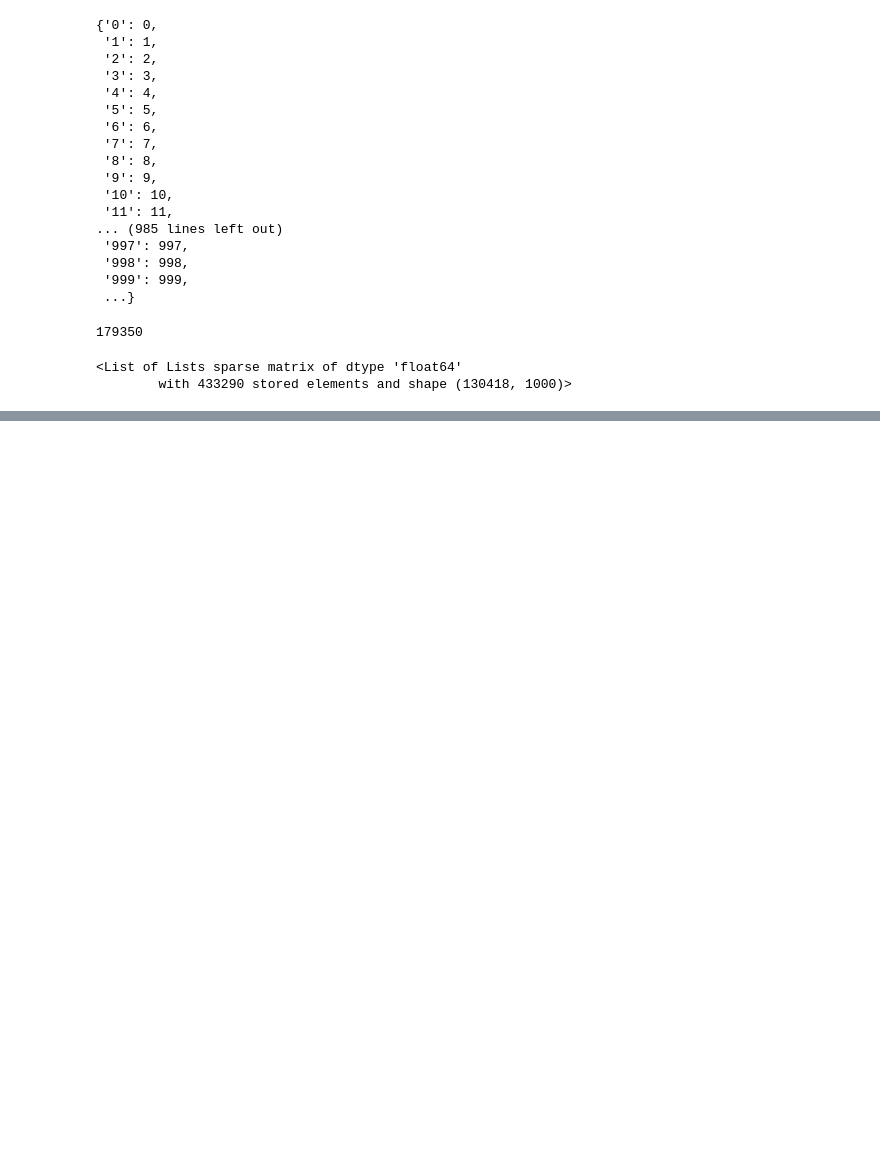
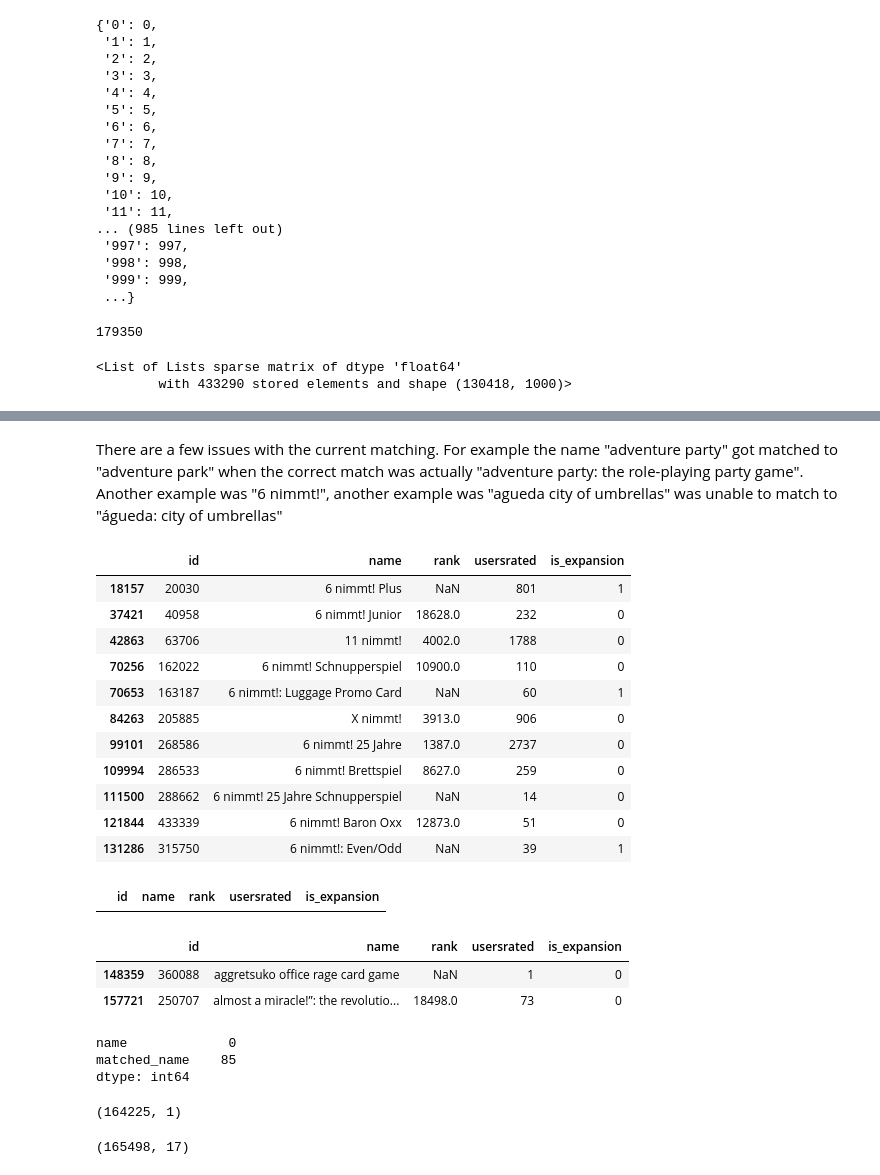
Before and after one commit to MichoelSnow/pax_tt_recommender, a Jupyter notebook: crawler/notebooks/testing.ipynb, the cells around one changed output, grey strips where cells are left out. Drawn from its saved outputs; the diff is of its cells as text; code cells hidden in the pictures; blank space fills up the shorter version.

Commit message:
fixed issues with missing gmaes due to quoting

```diff
--- a/crawler/notebooks/testing.ipynb
+++ b/crawler/notebooks/testing.ipynb
@@ -15,6 +16,6 @@ from scipy import sparse
 # %%
 pd.options.display.max_columns=200
-pd.options.display.max_rows=200
+pd.options.display.max_rows=300
 # %%
 df_rank = pd.read_csv("../../data/crawler/boardgame_ranks_20250526.csv")
 df_rank.head()
@@ -717,0 +735,10 @@ game_embeddings = sparse.load_npz("../../data/crawler/game_embeddings_1749439709
+# %%
+df_games_all = pd.read_csv(
+    "../../data/processed/processed_games_data_1749253652.csv",
+    sep="|",
+    escapechar="\\",
+    usecols=["id", "name", "rank", "is_expansion", "usersrated"],
+)
+df_games = df_games_all.loc[df_games_all["is_expansion"]==0].copy()
+df_games["name"] = df_games["name"].str.lower()
+df_games.head()
@@ -721,0 +836,45 @@ scipy.sparse._csr.csr_matrix
+# %% [markdown]
+There are a few issues with the current matching.  For example the name "adventure party" got matched to "adventure park" when the correct match was actually "adventure party: the role-playing party game".  Another example was "6 nimmt!", another example was "agueda city of umbrellas" was unable to match to "águeda: city of umbrellas"
+# %%
+df_games_all.loc[df_games_all["name"].str.contains("nimmt")]
+# %% [output]
+|  | id | name | rank | usersrated | is_expansion |
+| 18157 | 20030 | 6 nimmt! Plus | NaN | 801 | 1 |
+| 37421 | 40958 | 6 nimmt! Junior | 18628.0 | 232 | 0 |
+| 42863 | 63706 | 11 nimmt! | 4002.0 | 1788 | 0 |
+| 70256 | 162022 | 6 nimmt! Schnupperspiel | 10900.0 | 110 | 0 |
+| 70653 | 163187 | 6 nimmt!: Luggage Promo Card | NaN | 60 | 1 |
+| 84263 | 205885 | X nimmt! | 3913.0 | 906 | 0 |
+| 99101 | 268586 | 6 nimmt! 25 Jahre | 1387.0 | 2737 | 0 |
+| 109994 | 286533 | 6 nimmt! Brettspiel | 8627.0 | 259 | 0 |
+| 111500 | 288662 | 6 nimmt! 25 Jahre Schnupperspiel | NaN | 14 | 0 |
+| 121844 | 433339 | 6 nimmt! Baron Oxx | 12873.0 | 51 | 0 |
+| 131286 | 315750 | 6 nimmt!: Even/Odd | NaN | 39 | 1 |
+# %%
+df_games.loc[df_games["id"]==420992]
+# %% [output]
+|  | id | name | rank | usersrated | is_expansion |
+# %%
+df_games.loc[df_games["name"].str.contains("aggretsuko")]
+# %% [output]
+|  | id | name | rank | usersrated | is_expansion |
+| 148359 | 360088 | aggretsuko office rage card game | NaN | 1 | 0 |
+| 157721 | 250707 | almost a miracle!”: the revolutio... | 18498.0 | 73 | 0 |
+# %%
+df_pax_null.isna().sum()
+# %% [output]
+name             0
+matched_name    85
+dtype: int64
+# %%
+df_parq = pd.read_parquet("../../data/crawler/boardgame_data_1750469667.parquet",columns=["id"])
+df_parq.shape
+# %% [output]
+(164225, 1)
+# %%
+boardgame_ranks_raw = pd.read_csv("../../data/crawler/boardgame_ranks_20250526.csv", sep="|", escapechar="\\", quoting=csv.QUOTE_NONE)
+boardgame_ranks = boardgame_ranks_raw.copy()
+boardgame_ranks["name"] = boardgame_ranks["name"].str.replace("[“”]", '"', regex=True)
+boardgame_ranks.shape
+# %% [output]
+(165498, 17)
```
Also changed, not shown: parts of 21 cells of this notebook, 3 other files.
